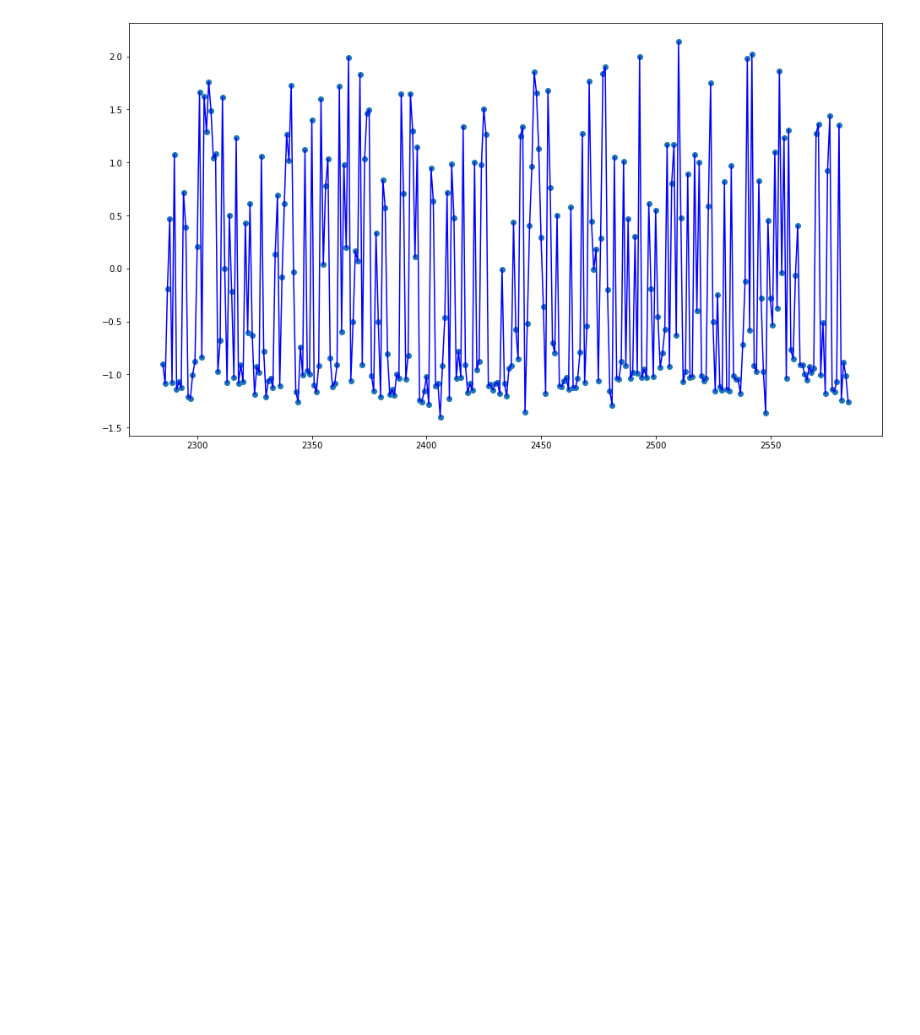
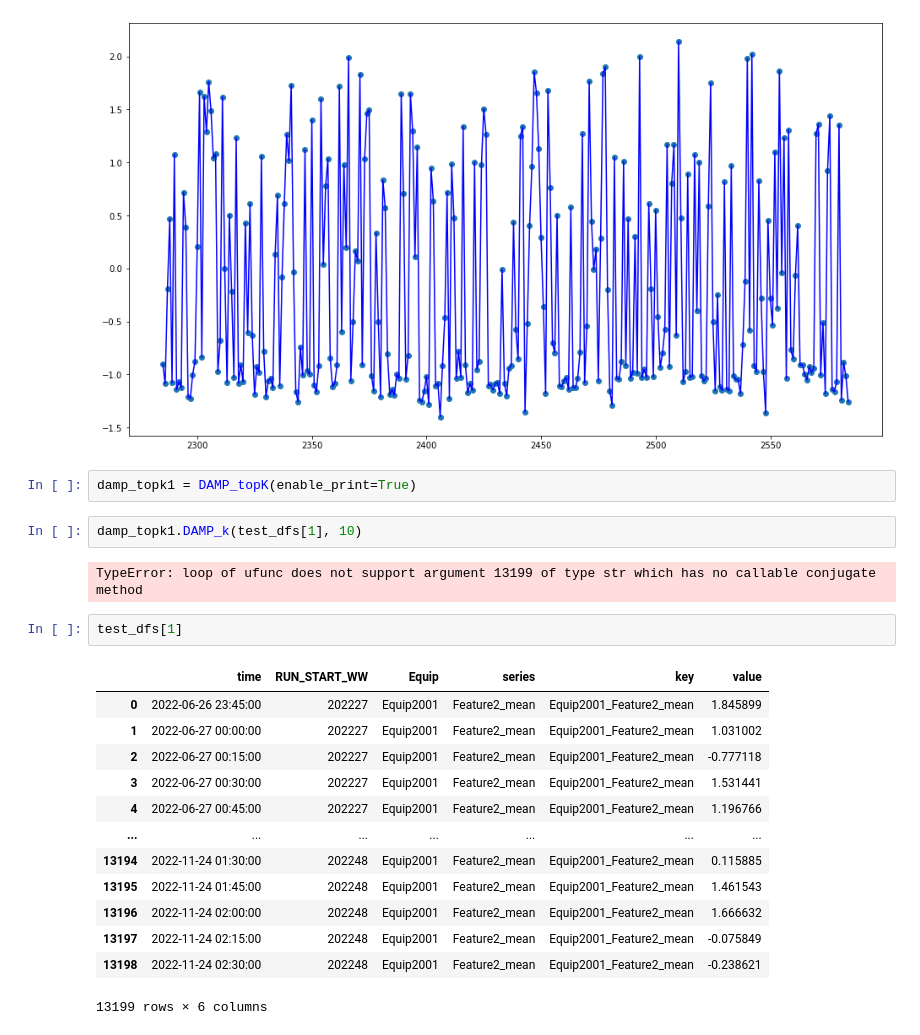
Before and after one commit to alextabac/TSAD_project, a Jupyter notebook: TSAD_DAMP_variants.ipynb, the cells around one changed output. Cells and saved outputs as stored; diff of their text form; blank space fills up the shorter version.

```diff
--- a/TSAD_DAMP_variants.ipynb
+++ b/TSAD_DAMP_variants.ipynb
@@ -735,3 +735,25 @@ plt.plot(np.arange(s, e), TT[s:e], 'b')
 plt.show()
 # %% [output]
 [figure]
+# %%
+damp_topk1 = DAMP_topK(enable_print=True)
+# %%
+damp_topk1.DAMP_k(test_dfs[1], 10)
+# %% [output]
+TypeError: loop of ufunc does not support argument 13199 of type str which has no callable conjugate method
+# %%
+test_dfs[1]
+# %% [output]
+|  | time | RUN_START_WW | Equip | series | key | value |
+| 0 | 2022-06-26 23:45:00 | 202227 | Equip2001 | Feature2_mean | Equip2001_Feature2_mean | 1.845899 |
+| 1 | 2022-06-27 00:00:00 | 202227 | Equip2001 | Feature2_mean | Equip2001_Feature2_mean | 1.031002 |
+| 2 | 2022-06-27 00:15:00 | 202227 | Equip2001 | Feature2_mean | Equip2001_Feature2_mean | -0.777118 |
+| 3 | 2022-06-27 00:30:00 | 202227 | Equip2001 | Feature2_mean | Equip2001_Feature2_mean | 1.531441 |
+| 4 | 2022-06-27 00:45:00 | 202227 | Equip2001 | Feature2_mean | Equip2001_Feature2_mean | 1.196766 |
+| ... | ... | ... | ... | ... | ... | ... |
+| 13194 | 2022-11-24 01:30:00 | 202248 | Equip2001 | Feature2_mean | Equip2001_Feature2_mean | 0.115885 |
+| 13195 | 2022-11-24 01:45:00 | 202248 | Equip2001 | Feature2_mean | Equip2001_Feature2_mean | 1.461543 |
+| 13196 | 2022-11-24 02:00:00 | 202248 | Equip2001 | Feature2_mean | Equip2001_Feature2_mean | 1.666632 |
+| 13197 | 2022-11-24 02:15:00 | 202248 | Equip2001 | Feature2_mean | Equip2001_Feature2_mean | -0.075849 |
+| 13198 | 2022-11-24 02:30:00 | 202248 | Equip2001 | Feature2_mean | Equip2001_Feature2_mean | -0.238621 |
+13199 rows × 6 columns
```
